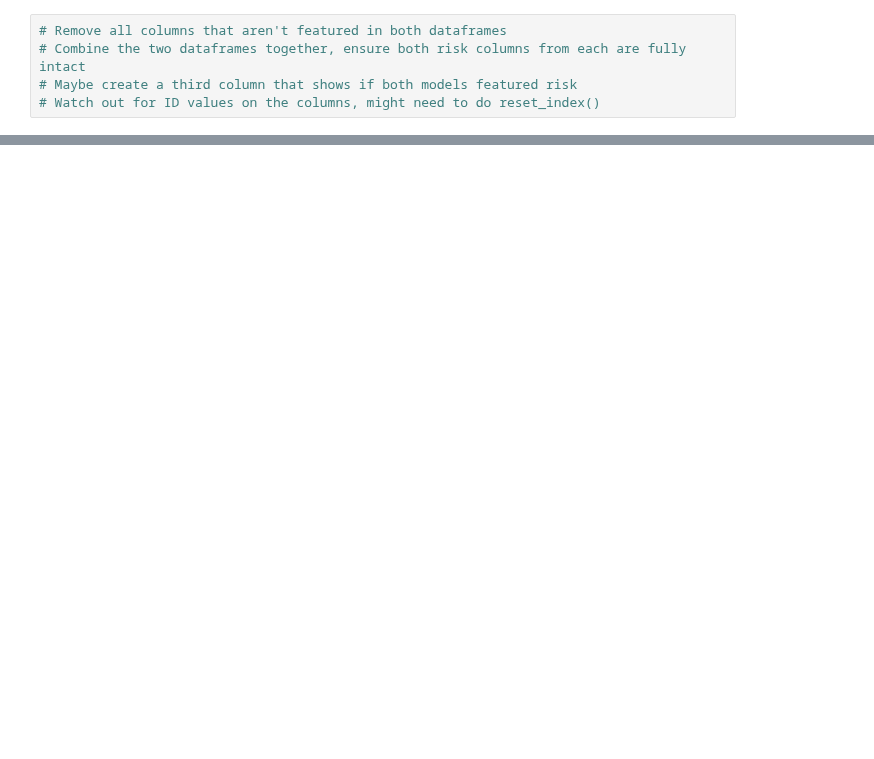
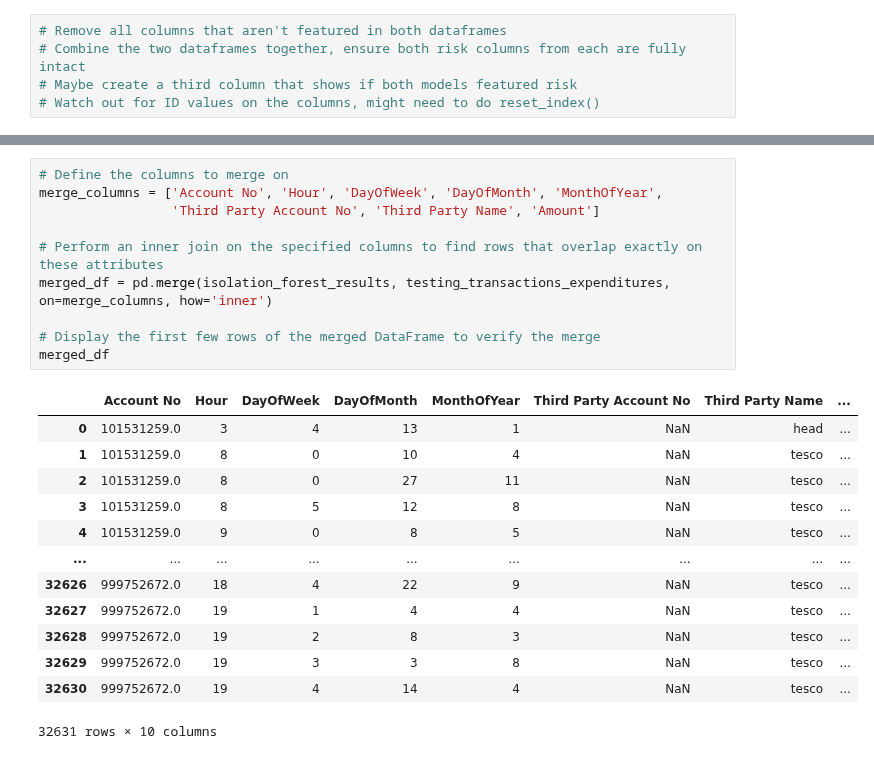
Before and after one commit to UoB-DSMP-2023-24/dsmp-2024-group27, a Jupyter notebook: AnomalyDetection/AnomalyDetection-Dataset2-Final .ipynb, the cells around one changed output, grey strips where cells are left out. Cells and saved outputs as stored; diff of their text form; blank space fills up the shorter version.

Commit message:
merged the two anomaly detection df

```diff
--- a/AnomalyDetection/AnomalyDetection-Dataset2-Final .ipynb
+++ b/AnomalyDetection/AnomalyDetection-Dataset2-Final .ipynb
@@ -659,0 +707,24 @@ testing_transactions_expenditures
+# %%
+# Define the columns to merge on
+merge_columns = ['Account No', 'Hour', 'DayOfWeek', 'DayOfMonth', 'MonthOfYear',
+                 'Third Party Account No', 'Third Party Name', 'Amount']
+
+# Perform an inner join on the specified columns to find rows that overlap exactly on these attributes
+merged_df = pd.merge(isolation_forest_results, testing_transactions_expenditures, on=merge_columns, how='inner')
+
+# Display the first few rows of the merged DataFrame to verify the merge
+merged_df
+# %% [output]
+|  | Account No | Hour | DayOfWeek | DayOfMonth | MonthOfYear | Third Party Account No | Third Party Name | ... |
+| 0 | 101531259.0 | 3 | 4 | 13 | 1 | NaN | head | ... |
+| 1 | 101531259.0 | 8 | 0 | 10 | 4 | NaN | tesco | ... |
+| 2 | 101531259.0 | 8 | 0 | 27 | 11 | NaN | tesco | ... |
+| 3 | 101531259.0 | 8 | 5 | 12 | 8 | NaN | tesco | ... |
+| 4 | 101531259.0 | 9 | 0 | 8 | 5 | NaN | tesco | ... |
+| ... | ... | ... | ... | ... | ... | ... | ... | ... |
+| 32626 | 999752672.0 | 18 | 4 | 22 | 9 | NaN | tesco | ... |
+| 32627 | 999752672.0 | 19 | 1 | 4 | 4 | NaN | tesco | ... |
+| 32628 | 999752672.0 | 19 | 2 | 8 | 3 | NaN | tesco | ... |
+| 32629 | 999752672.0 | 19 | 3 | 3 | 8 | NaN | tesco | ... |
+| 32630 | 999752672.0 | 19 | 4 | 14 | 4 | NaN | tesco | ... |
+32631 rows × 10 columns
```
Also changed, not shown: parts of 13 cells of this notebook, 2 other files.
